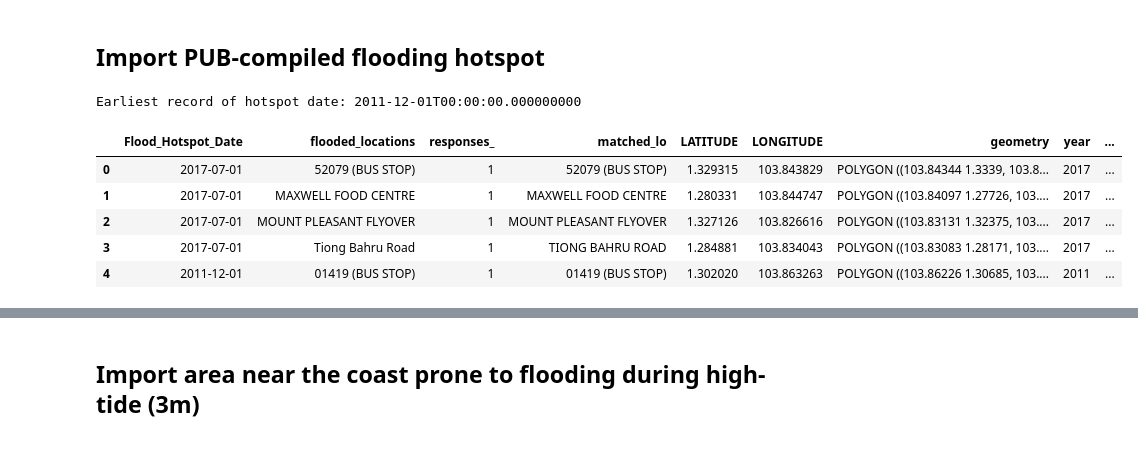
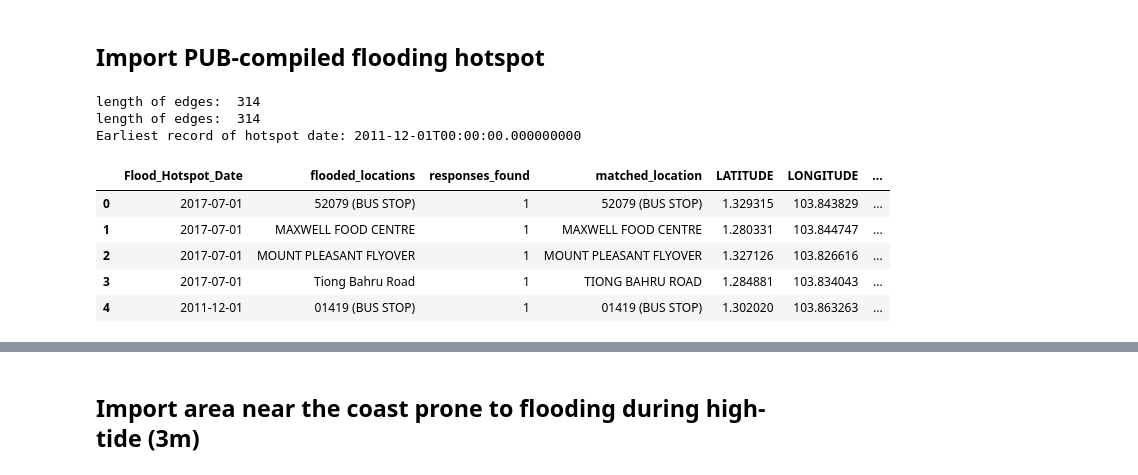
Before and after one commit to pakhuiying/property_prices_flood, a Jupyter notebook: private_property_analysis.ipynb, the cells around one changed output, grey strips where cells are left out. Saved outputs shown, nothing was run; the diff lists cells and outputs as text; code cells hidden in the pictures.

```diff
--- a/private_property_analysis.ipynb
+++ b/private_property_analysis.ipynb
@@ -55,16 +55,19 @@ import helper_functions.DEM as DEM
 # %% [markdown]
 # Robustness parameters
 # %%
-buffer = 500 # buffer around points/polygons so that it will intersect with residential building.
+buffer = 200 # buffer around points/polygons so that it will intersect with residential building.
 # higher buffer radius implies biffer area will intersect with residential building
 depth = None # BFS depth, used for road network. TODO: If you don't want to use road network, assign as None
 if depth is not None:
     road_network_buffer = True
 else:
     road_network_buffer = False
-adaptation_groupby_column = 'Building Name' # better if fixed effect is building,
+adaptation_groupby_column = 'Project Name' #'Building Name' # better if fixed effect is building,
 # else use Project Name but effects may be diluted because adaption work will be a lot more extension
-
+# months after flood list
+months_after_flood_list = [1,2,3, 6, 9, 12]
+# flood bins to cut flood period intervals
+flood_bins = None #[-np.inf,6,12,np.inf]
 # save results as save_fp filepath
 save_fp = os.path.join(r"Exported_Data",
                        f"floodPrivateResidential_{datetime.today().strftime('%Y%m%d')}_buffer{buffer}_networkDepth{depth}_adaptation{adaptation_groupby_column.replace(' ','')}.csv")
@@ -170,14 +194,16 @@ flood_df.head()
 # %% [markdown]
 ## Import PUB-compiled flooding hotspot
 # %%
-flooding_hotspot_buffer = Data.get_flooding_hotspot_buffer(Data.FLOODING_HOTSPOT_FP, radius=buffer)
+flooding_hotspot_buffer = Data.get_flooding_hotspot_buffer(G_car, Data.FLOODING_HOTSPOT_FP, radius=buffer)
 print("Earliest record of hotspot date:", flooding_hotspot_buffer["Flood_Hotspot_Date"].sort_values().values[0])
 flooding_hotspot_buffer.head()
 # %% [output]
+length of edges:  314
+length of edges:  314
 Earliest record of hotspot date: 2011-12-01T00:00:00.000000000
-|  | Flood_Hotspot_Date | flooded_locations | responses_ | matched_lo | LATITUDE | LONGITUDE | geometry | year | ... |
-| 0 | 2017-07-01 | 52079 (BUS STOP) | 1 | 52079 (BUS STOP) | 1.329315 | 103.843829 | POLYGON ((103.84344 1.3339, 103.8... | 2017 | ... |
-| 1 | 2017-07-01 | MAXWELL FOOD CENTRE | 1 | MAXWELL FOOD CENTRE | 1.280331 | 103.844747 | POLYGON ((103.84097 1.27726, 103.... | 2017 | ... |
-| 2 | 2017-07-01 | MOUNT PLEASANT FLYOVER | 1 | MOUNT PLEASANT FLYOVER | 1.327126 | 103.826616 | POLYGON ((103.83131 1.32375, 103.... | 2017 | ... |
-| 3 | 2017-07-01 | Tiong Bahru Road | 1 | TIONG BAHRU ROAD | 1.284881 | 103.834043 | POLYGON ((103.83083 1.28171, 103.... | 2017 | ... |
-| 4 | 2011-12-01 | 01419 (BUS STOP) | 1 | 01419 (BUS STOP) | 1.302020 | 103.863263 | POLYGON ((103.86226 1.30685, 103.... | 2011 | ... |
+|  | Flood_Hotspot_Date | flooded_locations | responses_found | matched_location | LATITUDE | LONGITUDE | ... |
+| 0 | 2017-07-01 | 52079 (BUS STOP) | 1 | 52079 (BUS STOP) | 1.329315 | 103.843829 | ... |
+| 1 | 2017-07-01 | MAXWELL FOOD CENTRE | 1 | MAXWELL FOOD CENTRE | 1.280331 | 103.844747 | ... |
+| 2 | 2017-07-01 | MOUNT PLEASANT FLYOVER | 1 | MOUNT PLEASANT FLYOVER | 1.327126 | 103.826616 | ... |
+| 3 | 2017-07-01 | Tiong Bahru Road | 1 | TIONG BAHRU ROAD | 1.284881 | 103.834043 | ... |
+| 4 | 2011-12-01 | 01419 (BUS STOP) | 1 | 01419 (BUS STOP) | 1.302020 | 103.863263 | ... |
```
Also changed, not shown: parts of 47 cells of this notebook.
